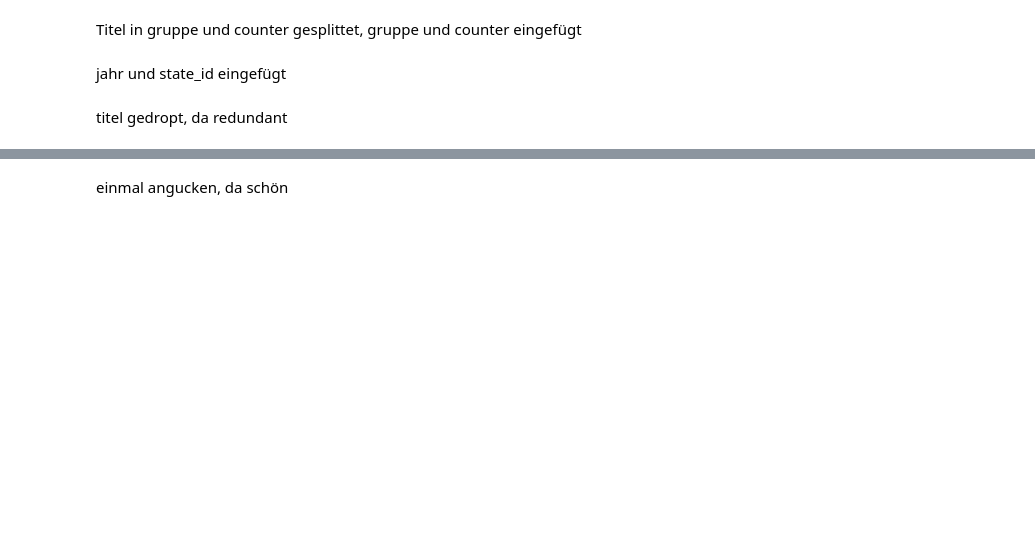
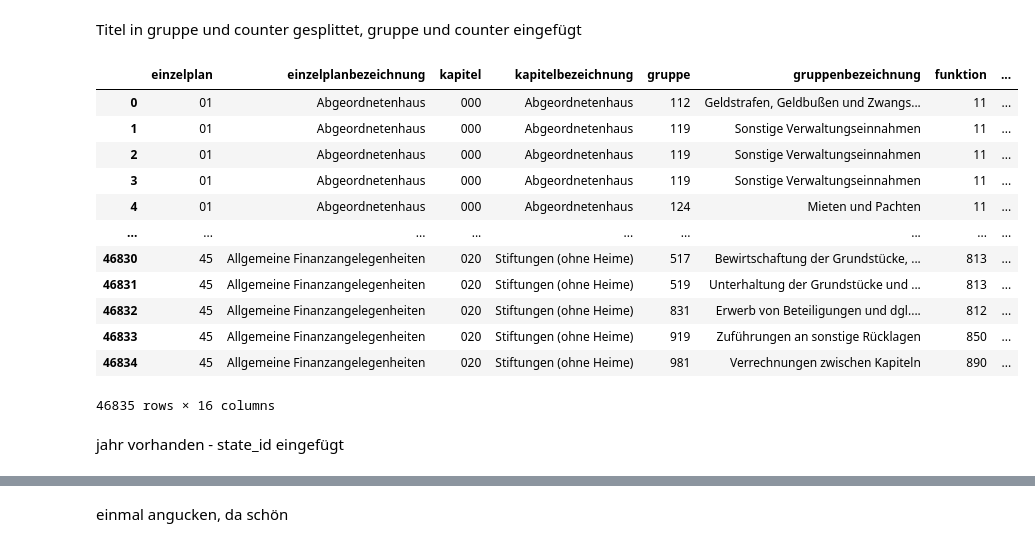
Before and after one commit to Toffeltonius/Haushaltsged-ns, a Jupyter notebook: upload_budget_berlin.ipynb, the cells around one changed output, grey strips where cells are left out. Drawn from its saved outputs; the diff is of its cells as text; code cells hidden in the pictures; blank space fills up the shorter version.

```diff
--- a/upload_budget_berlin.ipynb
+++ b/upload_budget_berlin.ipynb
@@ -7,4 +11,4 @@ import numpy as np
 # %% [markdown]
 csv-File importieren.
 # %%
-bln_22_23 = pd.read_csv("data/Berlin_22-23.csv", delimiter= ",", encoding= 'utf-8')
+df_bln = pd.read_csv("data/Berlin_22-23.csv", delimiter= ",", encoding= 'utf-8')
@@ -26 +27,4 @@ bln_22_23.head(10)
+# %%
+df_bln.columns = df_bln.columns.str.replace(" ", "_")
+df_bln.columns = df_bln.columns.str.lower()
 # %% [markdown]
@@ -50,15 +32,20 @@ bln_22_23
+# %%
+df_bln = df_bln.drop(['id','typ', 'bezeichnung', 'bereich', 'bereichsbezeichnung',
+                    'hauptgruppe','hauptgruppenbezeichnung', 'obergruppe', 'obergruppenbezeichnung',
+                    'oberfunktion', 'oberfunktionsbezeichnung', 'hauptfunktion',
+                    'hauptfunktionsbezeichnung'
+], axis=1)
 # %% [markdown]
 Values ins passende Format setzten und leading-0 einfügen, wo sie automatisch entfernt wurde
 # %%
-bln_22_23['einzelplan'] = bln_22_23['einzelplan'].astype(str)
-bln_22_23['kapitel'] = bln_22_23['kapitel'].astype(str)
+df_bln['einzelplan'] = df_bln['einzelplan'].astype(str)
+df_bln['kapitel'] = df_bln['kapitel'].astype(str)
+df_bln['funktion'] = df_bln['funktion'].astype(str)
+df_bln['titel'] = df_bln['titel'].astype(str)
 
-bln_22_23['hauptgruppe'] = bln_22_23['hauptgruppe'].astype(str)
-bln_22_23['kapitel'] = bln_22_23['kapitel'].astype(str)
-bln_22_23['kapitel'] = bln_22_23['kapitel'].astype(str)
-
-bln_22_23['titel'] = bln_22_23['titel'].astype(str)
-bln_22_23['titel'] = bln_22_23['titel'].apply(lambda x:x.zfill(5))
-bln_22_23['ep'] = bln_22_23['ep'].apply(lambda x:x.zfill(2))
-bln_22_23['kapitel'] = bln_22_23['kapitel'].str[-2:]
-bln_22_23
+df_bln['titel'] = df_bln['titel'].apply(lambda x:x.zfill(5))
+df_bln['einzelplan'] = df_bln['einzelplan'].apply(lambda x:x.zfill(2))
+df_bln['kapitel'] = df_bln['kapitel'].str[-2:]
+df_bln['kapitel'] = df_bln['kapitel'].apply(lambda x:x.zfill(3))
+df_bln['fkz'] = df_bln['funktion'].apply(lambda x:x.zfill(3))
+df_bln.head()
@@ -67,8 +59,22 @@ def bln_22_23
 # %% [markdown]
 Titel in gruppe und counter gesplittet, gruppe und counter eingefügt
 # %%
-bln_22_23["gruppe"] = bln_22_23["titel"].str[:3]
-bln_22_23["counter"] = bln_22_23["titel"].str[3:]
-bln_22_23.info()
+df_bln["gruppe"] = df_bln["titel"].str[:3]
+df_bln["counter"] = df_bln["titel"].str[3:]
+df_bln
+# %% [output]
+|  | einzelplan | einzelplanbezeichnung | kapitel | kapitelbezeichnung | gruppe | gruppenbezeichnung | funktion | ... |
+| 0 | 01 | Abgeordnetenhaus | 000 | Abgeordnetenhaus | 112 | Geldstrafen, Geldbußen und Zwangs... | 11 | ... |
+| 1 | 01 | Abgeordnetenhaus | 000 | Abgeordnetenhaus | 119 | Sonstige Verwaltungseinnahmen | 11 | ... |
+| 2 | 01 | Abgeordnetenhaus | 000 | Abgeordnetenhaus | 119 | Sonstige Verwaltungseinnahmen | 11 | ... |
+| 3 | 01 | Abgeordnetenhaus | 000 | Abgeordnetenhaus | 119 | Sonstige Verwaltungseinnahmen | 11 | ... |
+| 4 | 01 | Abgeordnetenhaus | 000 | Abgeordnetenhaus | 124 | Mieten und Pachten | 11 | ... |
+| ... | ... | ... | ... | ... | ... | ... | ... | ... |
+| 46830 | 45 | Allgemeine Finanzangelegenheiten | 020 | Stiftungen (ohne Heime) | 517 | Bewirtschaftung der Grundstücke, ... | 813 | ... |
+| 46831 | 45 | Allgemeine Finanzangelegenheiten | 020 | Stiftungen (ohne Heime) | 519 | Unterhaltung der Grundstücke und ... | 813 | ... |
+| 46832 | 45 | Allgemeine Finanzangelegenheiten | 020 | Stiftungen (ohne Heime) | 831 | Erwerb von Beteiligungen und dgl.... | 812 | ... |
+| 46833 | 45 | Allgemeine Finanzangelegenheiten | 020 | Stiftungen (ohne Heime) | 919 | Zuführungen an sonstige Rücklagen | 850 | ... |
+| 46834 | 45 | Allgemeine Finanzangelegenheiten | 020 | Stiftungen (ohne Heime) | 981 | Verrechnungen zwischen Kapiteln | 890 | ... |
+46835 rows × 16 columns
 # %% [markdown]
-jahr und state_id eingefügt
+jahr vorhanden -  state_id eingefügt
@@ -79,2 +80,0 @@ bln_22_23.info()
-# %% [markdown]
-titel gedropt, da redundant
```
Also changed, not shown: parts of 34 cells of this notebook, 4 other files.
